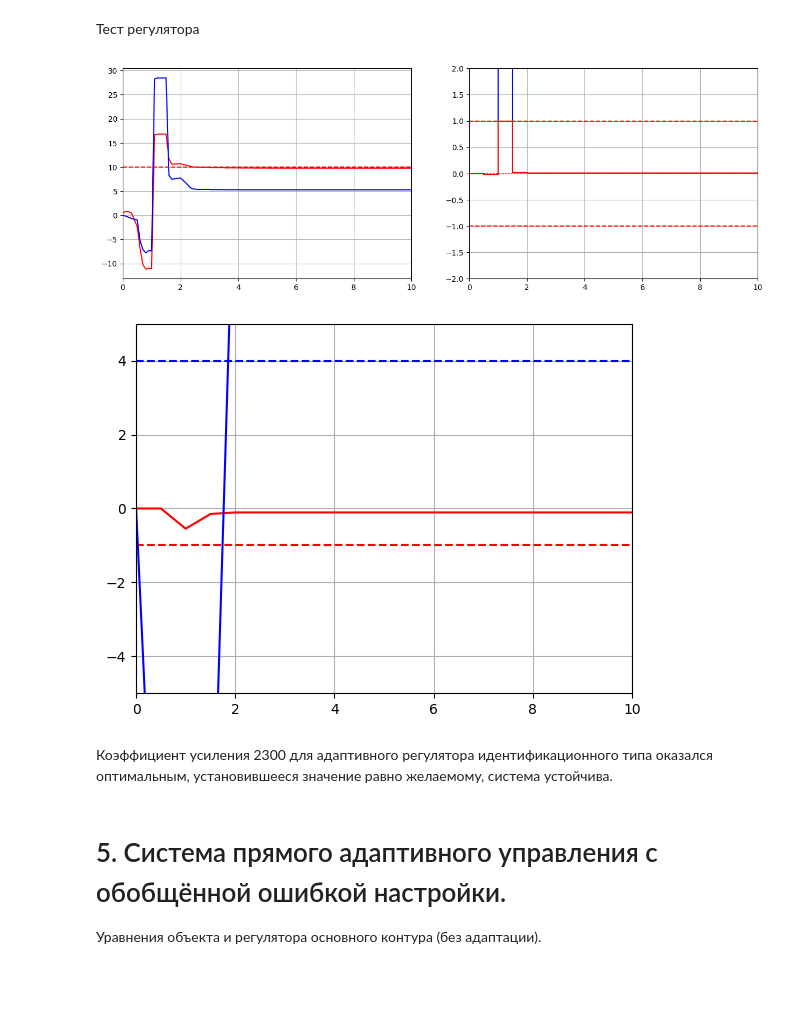
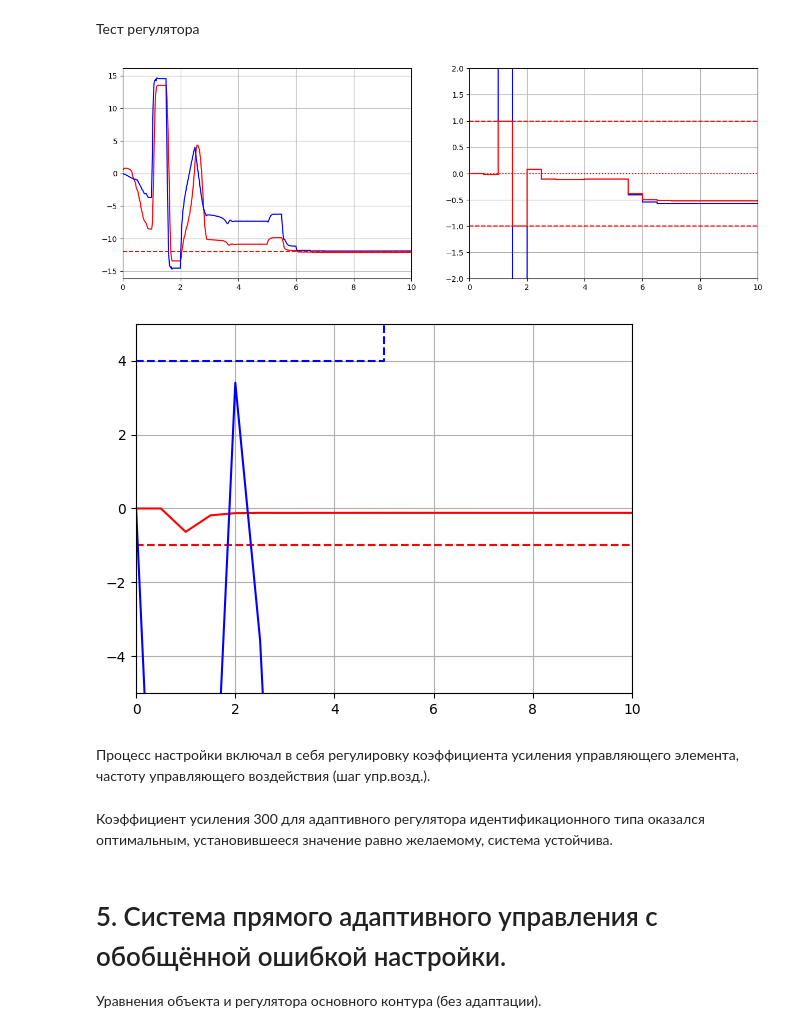
Before and after one commit to sanka-eu/nonlinear_and_adaptive_control_practice, a Jupyter notebook: shishkin_cource_project.ipynb, the cells around one changed output. Drawn from its saved outputs; the diff is of its cells as text; code cells hidden in the pictures; blank space fills up the shorter version.

```diff
--- a/shishkin_cource_project.ipynb
+++ b/shishkin_cource_project.ipynb
@@ -805,32 +805,34 @@ class ADCS_ident(digicon_mod.plc.PLC):
 # %%
 v0_init = 4.0
 v0_finish = 23.0
-change_time = 30
-goal = 10
-gain = 2300
+change_time = 5
+goal = -12
+gain = 300
 step = 0.5
-mod_step = 0.1
+mod_step = 0.01
 tk = 10
 x0 = [0.5, 0.0]
 func_ctrl = F_with_change(change_time,v0_init,v0_finish)
 
 reg = ADCS_ident(goal=goal, gain=gain, dt=step)
 res = digicon_mod.sim.calculate(func_ctrl, x0, mod_step, tk, reg)
 plot_result(time=res['t'], time_end=tk, x1 = res['x1'], x2 = res['x2'], plc=reg, goal=goal)
 
 tend = tk
 plt.figure()
 plt.plot(reg.coeff['t'], reg.coeff['a'], 'r', [0, tk], [-1, -1], 'r--',
          reg.coeff['t'], reg.coeff['b'], 'b', [0, change_time, change_time, tk], [v0_init, v0_init, v0_finish, v0_finish], 'b--')
 plt.ylim([-5.0, 5.0])
 plt.xlim([0, tk])
 plt.grid()
 plt.show()
 # %% [output]
-[figure, old version]
+[figure, new version]
-[figure, old version]
+[figure, new version]
+# %% [markdown]
+Процесс настройки включал в себя регулировку коэффициента усиления управляющего элемента, частоту управляющего воздействия (шаг упр.возд.).
 # %% [markdown]
-Коэффициент усиления 2300 для адаптивного регулятора идентификационного типа оказался оптимальным, установившееся значение равно желаемому, система устойчива.
+Коэффициент усиления 300 для адаптивного регулятора идентификационного типа оказался оптимальным, установившееся значение равно желаемому, система устойчива.
 # %% [markdown]
 # 5. Система прямого адаптивного управления с обобщённой ошибкой настройки.
 Уравнения объекта и регулятора основного контура (без адаптации).
```
Also changed, not shown: parts of 16 cells of this notebook.
